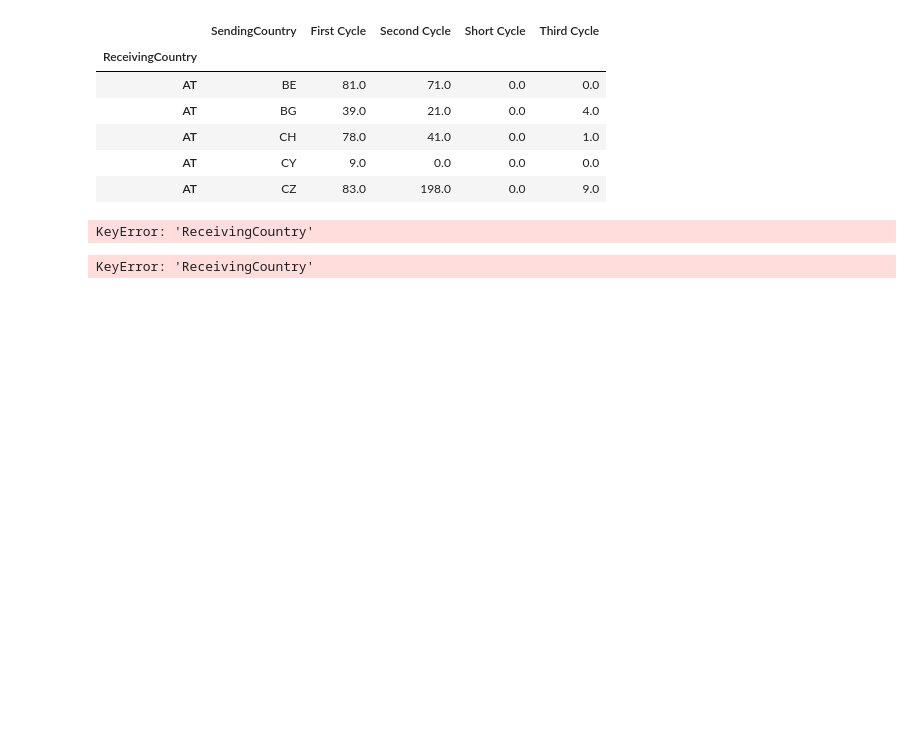
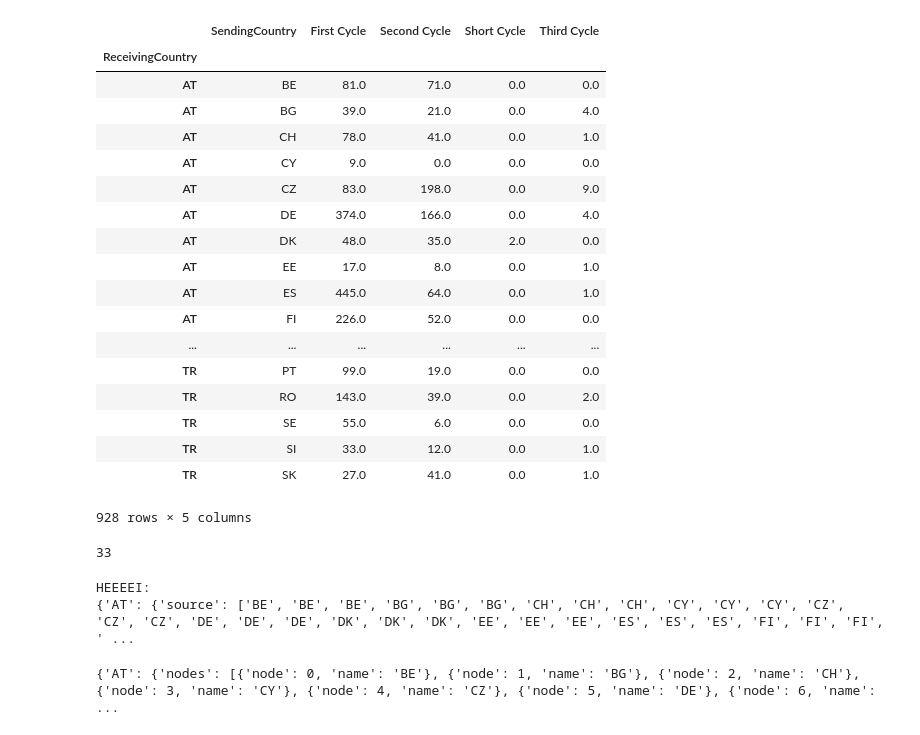
Before and after one commit to mskl/VI13, a Jupyter notebook: notebooks/parallelSetsSelected_tocsv.ipynb, the cells around one changed output. Cells and saved outputs as stored; diff of their text form; code cells hidden in the pictures; blank space fills up the shorter version.

Commit message:
Add notebook to make json for contry selected sankey+output file

```diff
--- a/notebooks/parallelSetsSelected_tocsv.ipynb
+++ b/notebooks/parallelSetsSelected_tocsv.ipynb
@@ -19,36 +19,32 @@ send = df.groupby(by=["SendingCountry", "ReceivingCountry", "LevelOfStudy"]).cou
 send = send.reset_index(level=1)
 send.columns = ["ReceivingCountry", "First Cycle", "Second Cycle", "Short Cycle", "Third Cycle"]
 # %%
-receive.head()
+receive
 # %% [output]
 |  | SendingCountry | First Cycle | Second Cycle | Short Cycle | Third Cycle |
 | ReceivingCountry |  |  |  |  |  |
 | AT | BE | 81.0 | 71.0 | 0.0 | 0.0 |
 | AT | BG | 39.0 | 21.0 | 0.0 | 4.0 |
 | AT | CH | 78.0 | 41.0 | 0.0 | 1.0 |
 | AT | CY | 9.0 | 0.0 | 0.0 | 0.0 |
 | AT | CZ | 83.0 | 198.0 | 0.0 | 9.0 |
+| AT | DE | 374.0 | 166.0 | 0.0 | 4.0 |
+| AT | DK | 48.0 | 35.0 | 2.0 | 0.0 |
+| AT | EE | 17.0 | 8.0 | 0.0 | 1.0 |
+| AT | ES | 445.0 | 64.0 | 0.0 | 1.0 |
+| AT | FI | 226.0 | 52.0 | 0.0 | 0.0 |
+| ... | ... | ... | ... | ... | ... |
+| TR | PT | 99.0 | 19.0 | 0.0 | 0.0 |
+| TR | RO | 143.0 | 39.0 | 0.0 | 2.0 |
+| TR | SE | 55.0 | 6.0 | 0.0 | 0.0 |
+| TR | SI | 33.0 | 12.0 | 0.0 | 1.0 |
+| TR | SK | 27.0 | 41.0 | 0.0 | 1.0 |
+928 rows × 5 columns
-# %%
-# incoming
-result_dict = {}
-template = {'nodes': [], 'links': []}
-template2 = {'source': [], 'target': [], 'value': []}
-#sending country er source target er degree
-
-
-for index, row in receive.iterrows():
-    print(row['ReceivingCountry'])
-    if row['ReceivingCountry'] not in result_dict:
-        result_dict[row['ReceivingCountry']] = template
-        temp_flow = template2
-    #result_dict[rec_country].get("source").append(row["SendingCountry"])
-    #result_dict[rec_country].get("target").append(row[""])
-
-print(result_dict)
-# %% [output]
-KeyError: 'ReceivingCountry'
-# %%
-for index, row in receive.iterrows():
-    result_dict[row["ReceivingCountry"]]
-# %% [output]
-KeyError: 'ReceivingCountry'
+# %%
+countries = ['AT', 'BE', 'BG', 'CH', 'CY', 'CZ', 'DE', 'DK', 'EE', 'ES', 'FI', 'FR', 'GB', 'GR', 'HR', 'HU', 'IE', 'IS', 'IT', 'LI', 'LT', 'LU', 'LV', 'MT', 'NL', 'NO', 'PL', 'PT', 'RO', 'SE', 'SI', 'SK', 'TR']
+print(len(countries))
+
+# incoming
+template = {'nodes': [], 'links': []}
+# %% [output]
+33
@@ -54,0 +55,30 @@ KeyError: 'ReceivingCountry'
+# %%
+
+
+#sending country er source target er degree
+
+first = receive.loc['AT']
+
+
+for country in countries:
+    data = receive.loc[country]
+
+    for index, row in data.iterrows():
+        result_dict[country]['source'].append(row['SendingCountry'])
+        result_dict[country]['target'].append('Bachelor')
+        result_dict[country]['value'].append(int(row['First Cycle']))
+        result_dict[country]['source'].append(row['SendingCountry'])
+        result_dict[country]['target'].append('Master')
+        result_dict[country]['value'].append(int(row['Second Cycle']))
+        result_dict[country]['source'].append(row['SendingCountry'])
+        result_dict[country]['target'].append('PhD')
+        result_dict[country]['value'].append(int(row['Third Cycle']))
+
+
+
+
+print("HEEEEI:")
+print(result_dict)
+# %% [output]
+HEEEEI:
+{'AT': {'source': ['BE', 'BE', 'BE', 'BG', 'BG', 'BG', 'CH', 'CH', 'CH', 'CY', 'CY', 'CY', 'CZ', 'CZ', 'CZ', 'DE', 'DE', 'DE', 'DK', 'DK', 'DK', 'EE', 'EE', 'EE', 'ES', 'ES', 'ES', 'FI', 'FI', 'FI', ' ...
@@ -54,0 +107,4 @@ KeyError: 'ReceivingCountry'
+# %%
+print(json_dict)
+# %% [output]
+{'AT': {'nodes': [{'node': 0, 'name': 'BE'}, {'node': 1, 'name': 'BG'}, {'node': 2, 'name': 'CH'}, {'node': 3, 'name': 'CY'}, {'node': 4, 'name': 'CZ'}, {'node': 5, 'name': 'DE'}, {'node': 6, 'name':  ...
```
Also changed, not shown: parts of 8 cells of this notebook, 3 other files.
